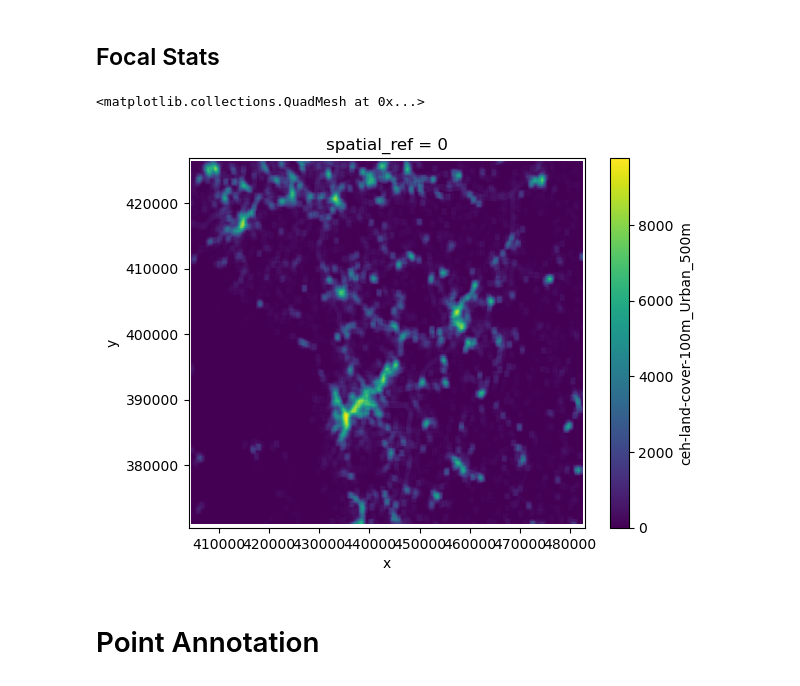
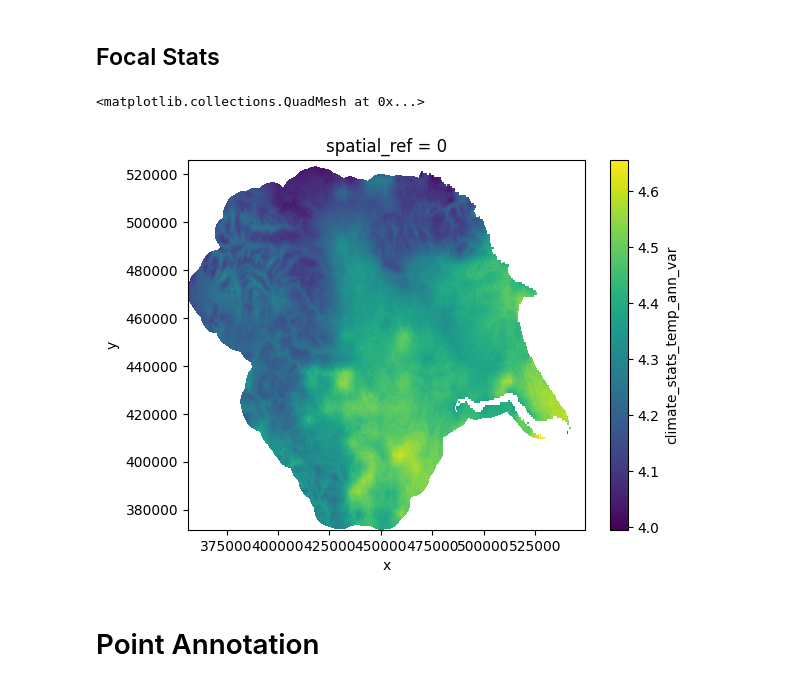
Before and after one commit to MatthewJWhittle/shefflied-bats, a Jupyter notebook: notebooks/modelling-one-sp.ipynb, the cells around one changed output. Cells and saved outputs as stored; diff of their text form; code cells hidden in the pictures.

```diff
--- a/notebooks/modelling-one-sp.ipynb
+++ b/notebooks/modelling-one-sp.ipynb
@@ -142,0 +198,4 @@ Data variables: (12/24)
+# %%
+evs_to_model, ev_path = load_environmental_variables(config["paths"]["ev_tiff"])
+
+evs_to_model
@@ -143,41 +220,9 @@ Data variables: (12/24)
 # %% [markdown]
 ## Focal Stats
-# %%
-evs_to_model = interpolate_nas(evs_to_model)
-
-
-
-resolution = 100  # m
-windows = [10] # 300m, 500m, 1000m
-
-multiscale_variables = [
-    "ceh-land-cover-100m_Arable",
-    "veg-height-100m_veg_height_max",
-    "os-feature-cover-100m_water",
-    "ceh-land-cover-100m_Grassland",
-    "ceh-land-cover-100m_Wetland",
-    "ceh-land-cover-100m_Suburban",
-    "ceh-land-cover-100m_Urban",
-    "ceh-land-cover-100m_Improved grassland",
-    "ceh-land-cover-100m_Coniferous woodland",
-]
-
-# Check the variable exists in the dataset
-assert all([var in evs_to_model.data_vars for var in multiscale_variables])
-
-# Calculate the average for each variable within the focal window
-# and add the variable name as a suffix
-
-
-# Calculate the multiscale variables for each window size
-multiscale_datasets = [calculate_multiscale_variables(evs_to_model[multiscale_variables], window) for window in windows]
-multiscale_datasets = xr.merge(multiscale_datasets)
-
-evs_multiscale = xr.merge([evs_to_model, multiscale_datasets])
-# %%
-evs_multiscale["ceh-land-cover-100m_Urban_500m"].plot()
-# %% [output]
-<matplotlib.collections.QuadMesh at 0x...>
-[figure, removed]
+# %%
+evs_to_model["climate_stats_temp_ann_var"].plot()
+# %% [output]
+<matplotlib.collections.QuadMesh at 0x...>
+[figure, added]
 # %% [markdown]
 # Point Annotation
```
Also changed, not shown: parts of 33 cells of this notebook, 22 other files.
